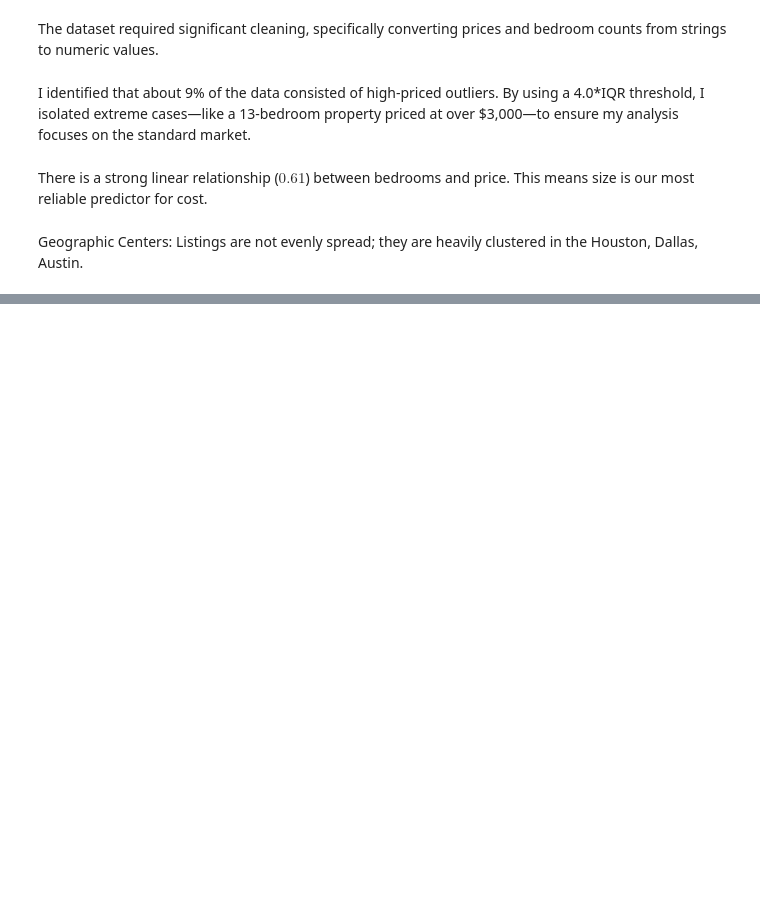
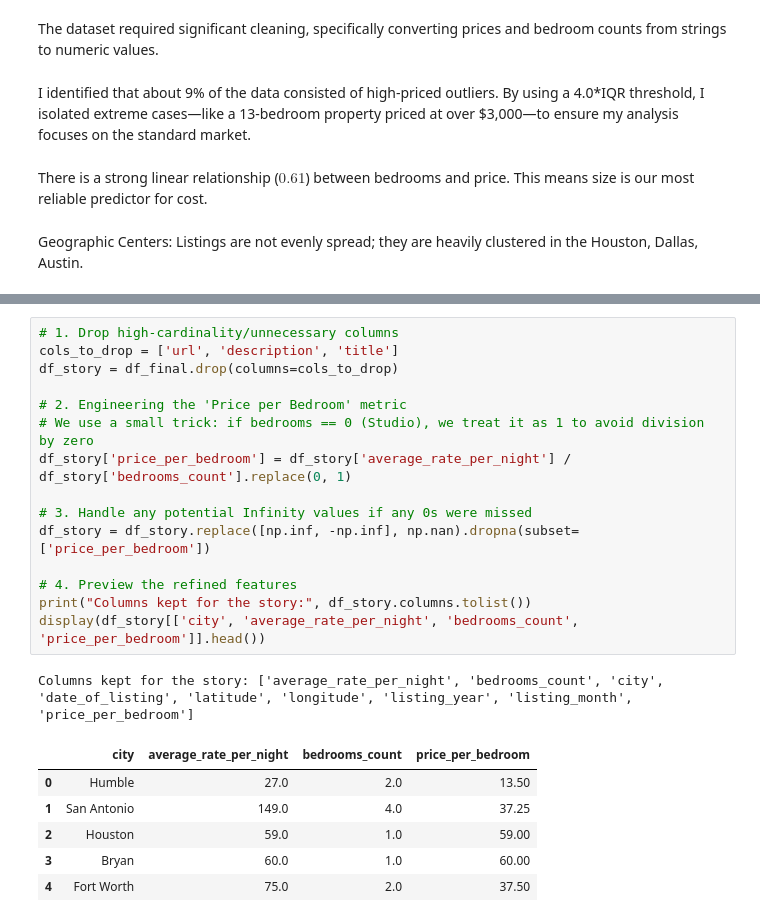
Before and after one commit to EdgarTad2002/Airbnb-EDA-Project, a Jupyter notebook: EDA.ipynb, the cells around one changed output, grey strips where cells are left out. Saved outputs shown, nothing was run; the diff lists cells and outputs as text; blank space fills up the shorter version.

```diff
--- a/EDA.ipynb
+++ b/EDA.ipynb
@@ -331,0 +364,23 @@ Geographic Centers: Listings are not evenly spread; they are heavily clustered i
+# %%
+# 1. Drop high-cardinality/unnecessary columns
+cols_to_drop = ['url', 'description', 'title']
+df_story = df_final.drop(columns=cols_to_drop)
+
+# 2. Engineering the 'Price per Bedroom' metric
+# We use a small trick: if bedrooms == 0 (Studio), we treat it as 1 to avoid division by zero
+df_story['price_per_bedroom'] = df_story['average_rate_per_night'] / df_story['bedrooms_count'].replace(0, 1)
+
+# 3. Handle any potential Infinity values if any 0s were missed
+df_story = df_story.replace([np.inf, -np.inf], np.nan).dropna(subset=['price_per_bedroom'])
+
+# 4. Preview the refined features
+print("Columns kept for the story:", df_story.columns.tolist())
+display(df_story[['city', 'average_rate_per_night', 'bedrooms_count', 'price_per_bedroom']].head())
+# %% [output]
+Columns kept for the story: ['average_rate_per_night', 'bedrooms_count', 'city', 'date_of_listing', 'latitude', 'longitude', 'listing_year', 'listing_month', 'price_per_bedroom']
+|  | city | average_rate_per_night | bedrooms_count | price_per_bedroom |
+| 0 | Humble | 27.0 | 2.0 | 13.50 |
+| 1 | San Antonio | 149.0 | 4.0 | 37.25 |
+| 2 | Houston | 59.0 | 1.0 | 59.00 |
+| 3 | Bryan | 60.0 | 1.0 | 60.00 |
+| 4 | Fort Worth | 75.0 | 2.0 | 37.50 |
```
Also changed, not shown: parts of 12 cells of this notebook.
